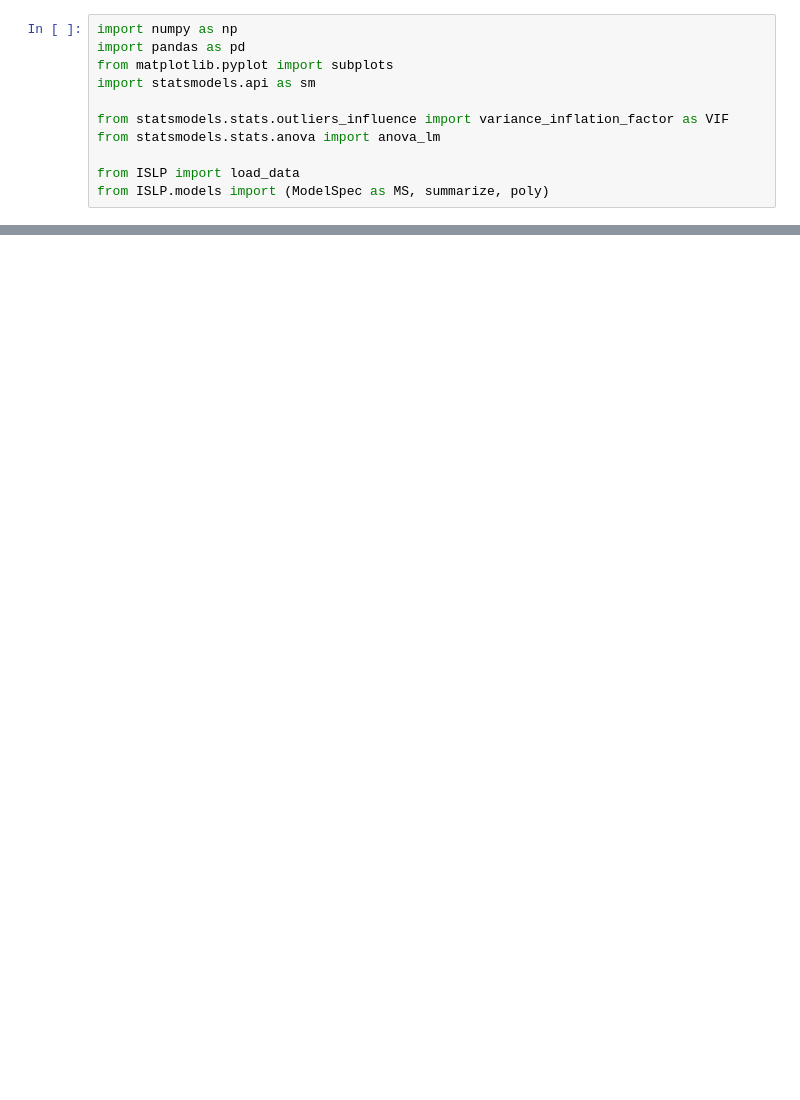
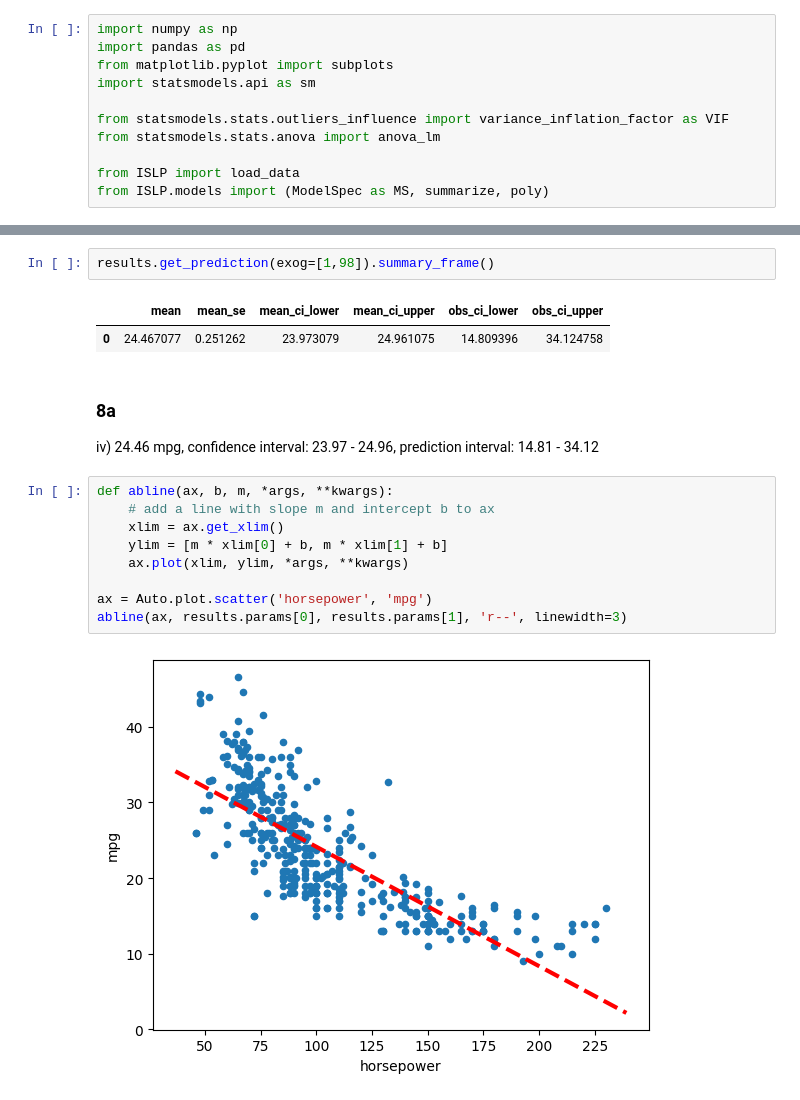
Before and after one commit to bearwinterfirth/isbums-repo, a Jupyter notebook: statistik10_sid129_uppg8.ipynb, the cells around one changed output, grey strips where cells are left out. Saved outputs shown, nothing was run; the diff lists cells and outputs as text; blank space fills up the shorter version.

```diff
--- a/statistik10_sid129_uppg8.ipynb
+++ b/statistik10_sid129_uppg8.ipynb
@@ -26,0 +55,20 @@ summarize(results)
+# %%
+results.get_prediction(exog=[1,98]).summary_frame()
+# %% [output]
+|  | mean | mean_se | mean_ci_lower | mean_ci_upper | obs_ci_lower | obs_ci_upper |
+| 0 | 24.467077 | 0.251262 | 23.973079 | 24.961075 | 14.809396 | 34.124758 |
+# %% [markdown]
+### 8a
+
+iv) 24.46 mpg, confidence interval: 23.97 - 24.96, prediction interval: 14.81 - 34.12
+# %%
+def abline(ax, b, m, *args, **kwargs):
+    # add a line with slope m and intercept b to ax
+    xlim = ax.get_xlim()
+    ylim = [m * xlim[0] + b, m * xlim[1] + b]
+    ax.plot(xlim, ylim, *args, **kwargs)
+
+ax = Auto.plot.scatter('horsepower', 'mpg')
+abline(ax, results.params[0], results.params[1], 'r--', linewidth=3)
+# %% [output]
+[figure, added]
```
Also changed, not shown: parts of 6 cells of this notebook, 3 other files.
